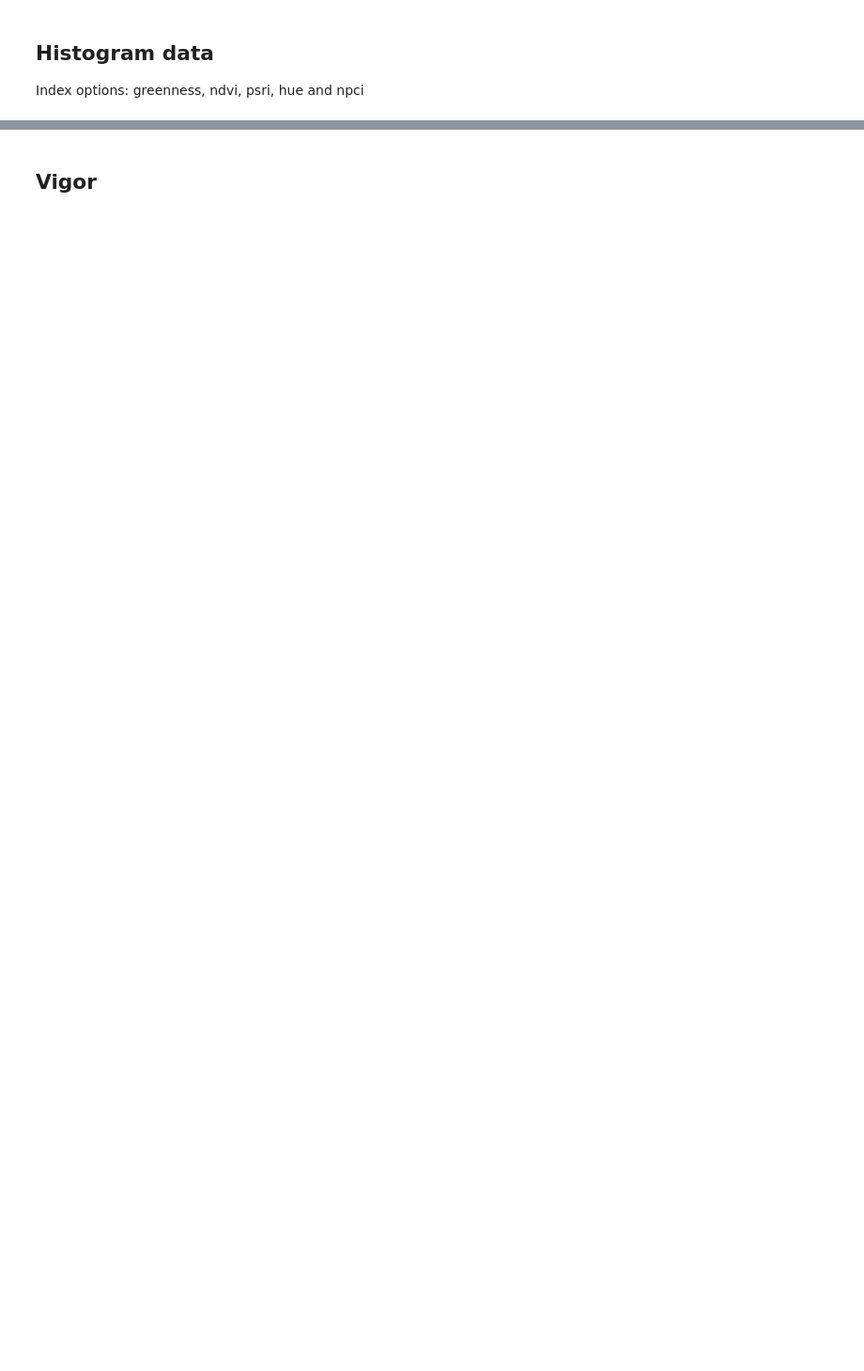
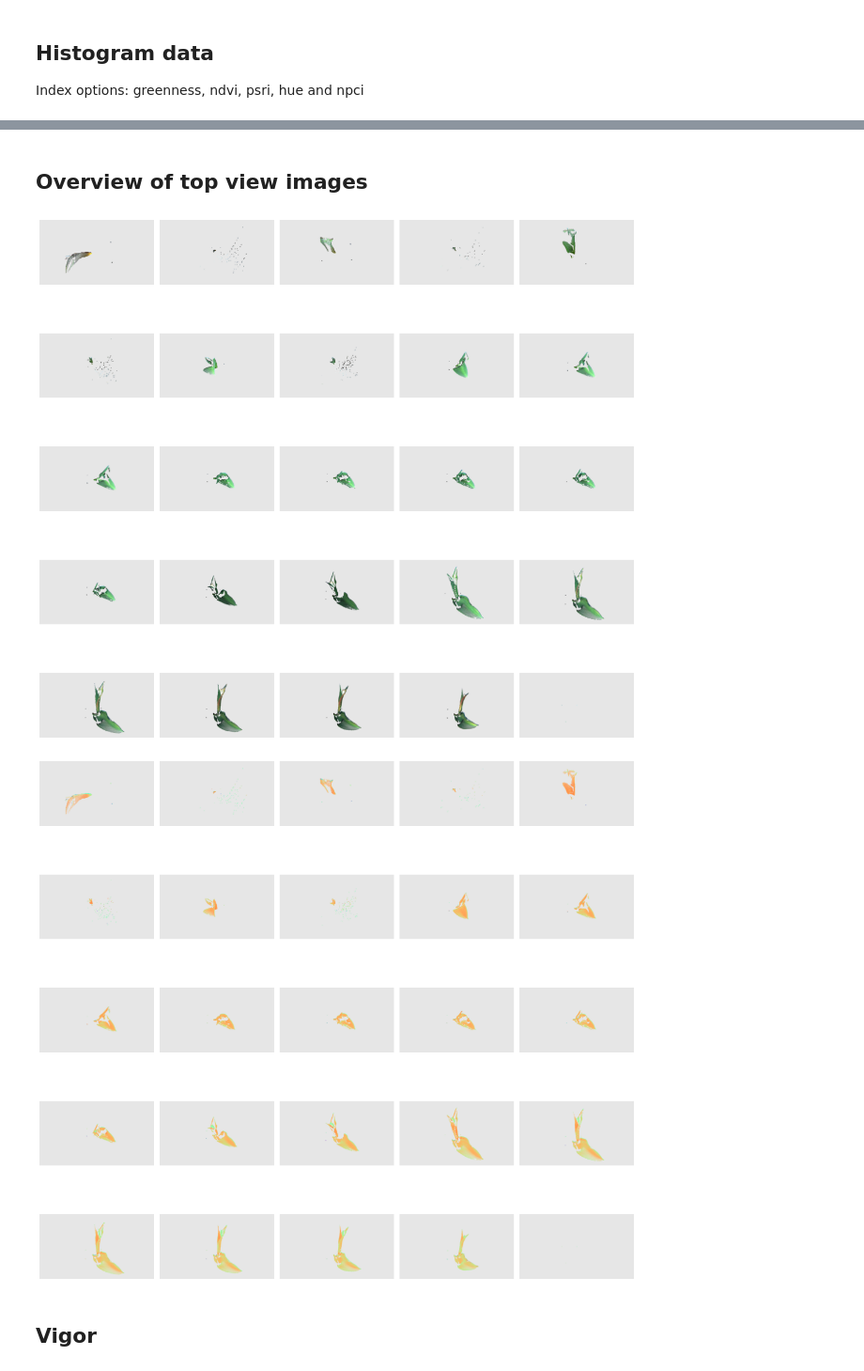
Before and after one commit to NPEC-NL/greenhouse_m5, a Jupyter notebook: planteye.ipynb, the cells around one changed output, grey strips where cells are left out. Shown at 94% size. Saved outputs shown, nothing was run; the diff lists cells and outputs as text; code cells hidden in the pictures; blank space fills up the shorter version.

```diff
--- a/planteye.ipynb
+++ b/planteye.ipynb
@@ -190,0 +235,2 @@ plt.show()
+# %% [markdown]
+## Overview of top view images
@@ -191,3 +298,9 @@ plt.show()
+# %%
+get_images("RGB",  "GJ1")
+get_images("ndvi",  "GJ1")
+# %% [output]
+[figure, added]
+[figure, added]
 # %% [markdown]
 ## Vigor
 # %%
```
Also changed, not shown: parts of 14 cells of this notebook.
